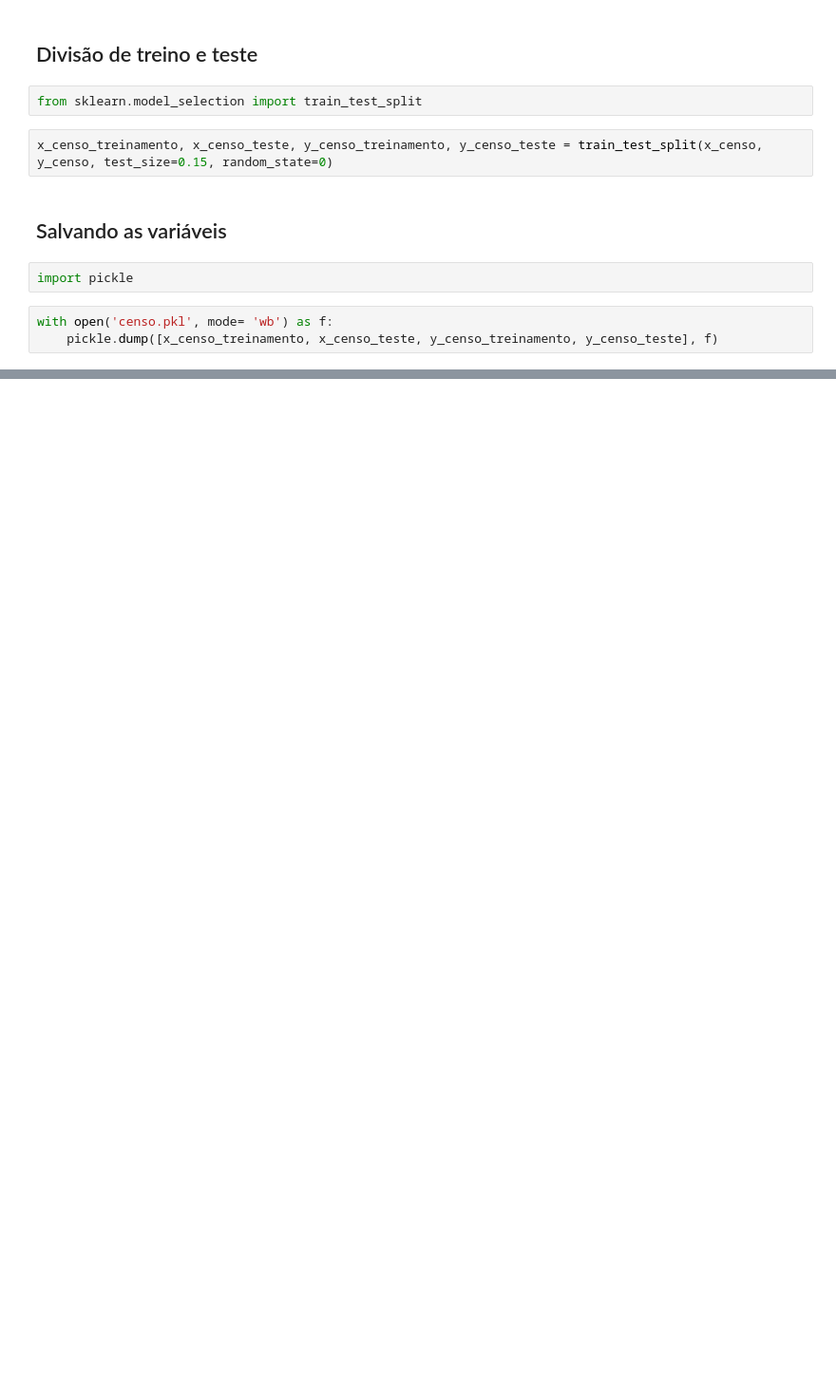
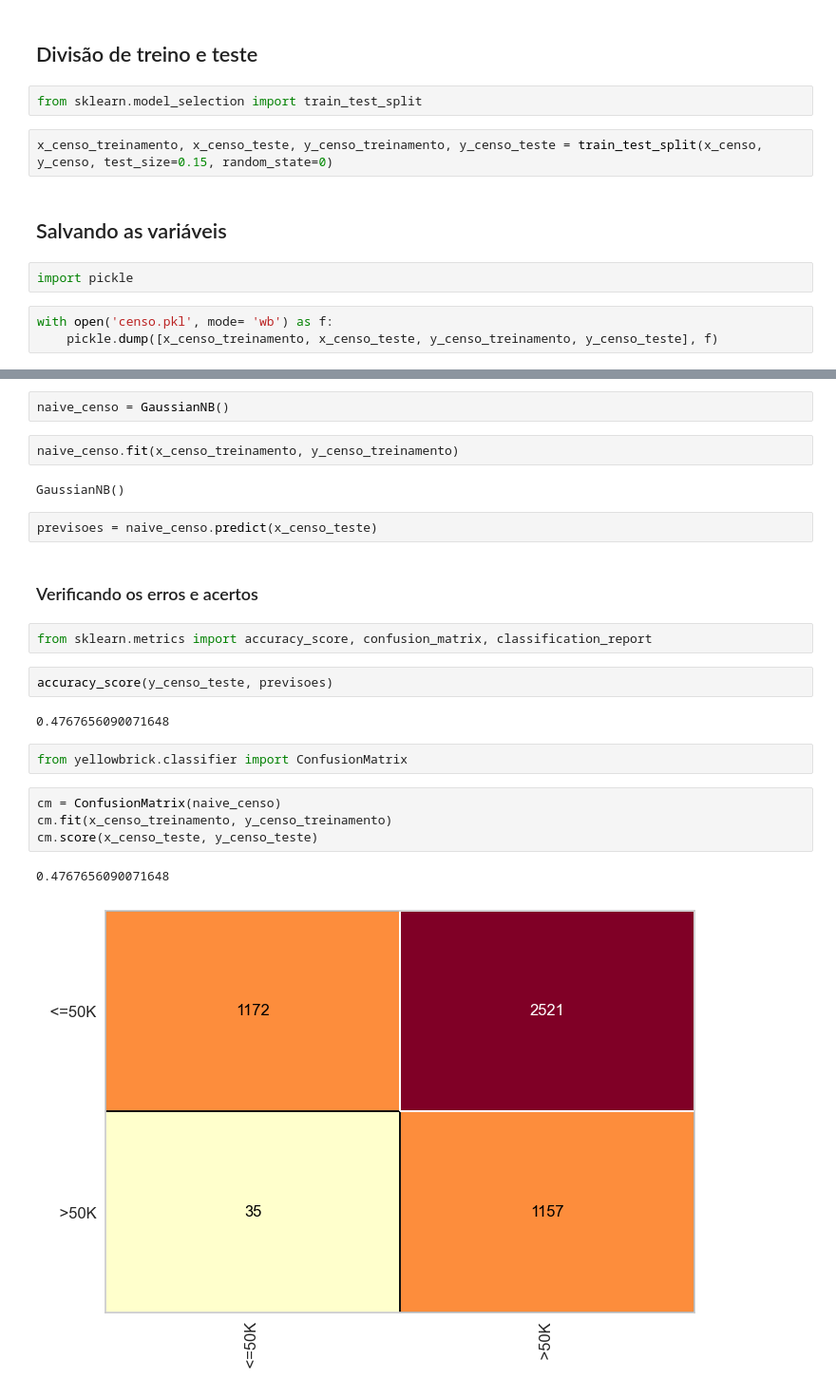
Before and after one commit to TdcRibeiro/IA, a Jupyter notebook: censo/censo.ipynb, the cells around one changed output, grey strips where cells are left out. Shown at 95% size. Cells and saved outputs as stored; diff of their text form; blank space fills up the shorter version.

Commit message:
naive bayes e decision tree

```diff
--- a/censo/censo.ipynb
+++ b/censo/censo.ipynb
@@ -234,0 +239,25 @@ with open('censo.pkl', mode= 'wb') as f:
+# %%
+naive_censo = GaussianNB()
+# %%
+naive_censo.fit(x_censo_treinamento, y_censo_treinamento)
+# %% [output]
+GaussianNB()
+# %%
+previsoes = naive_censo.predict(x_censo_teste)
+# %% [markdown]
+### Verificando os erros e acertos
+# %%
+from sklearn.metrics import accuracy_score, confusion_matrix, classification_report
+# %%
+accuracy_score(y_censo_teste, previsoes)
+# %% [output]
+0.4767656090071648
+# %%
+from yellowbrick.classifier import ConfusionMatrix
+# %%
+cm = ConfusionMatrix(naive_censo)
+cm.fit(x_censo_treinamento, y_censo_treinamento)
+cm.score(x_censo_teste, y_censo_teste)
+# %% [output]
+0.4767656090071648
+[figure, added]
```
Also changed, not shown: parts of 3 cells of this notebook, 1 other file.
